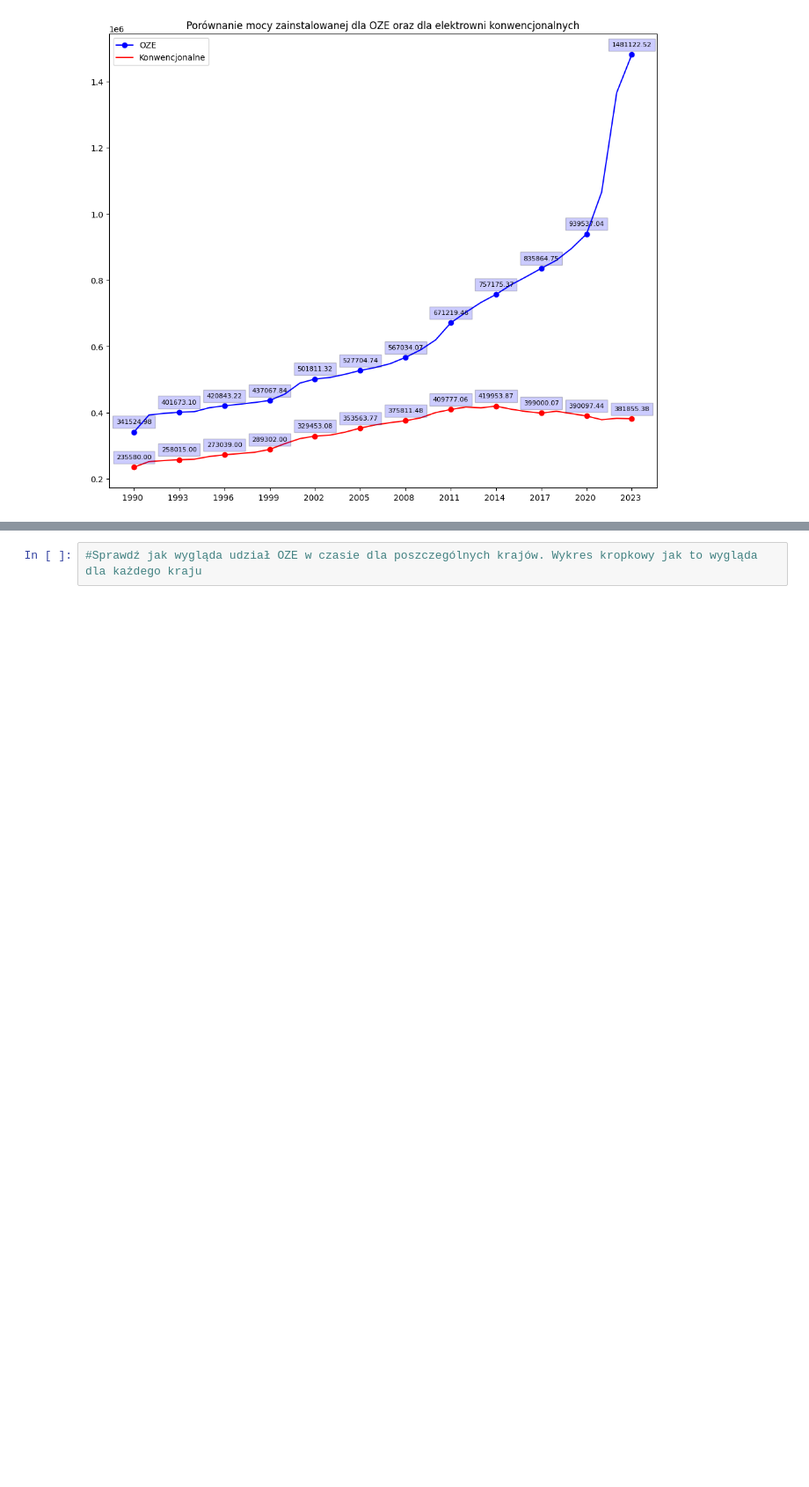
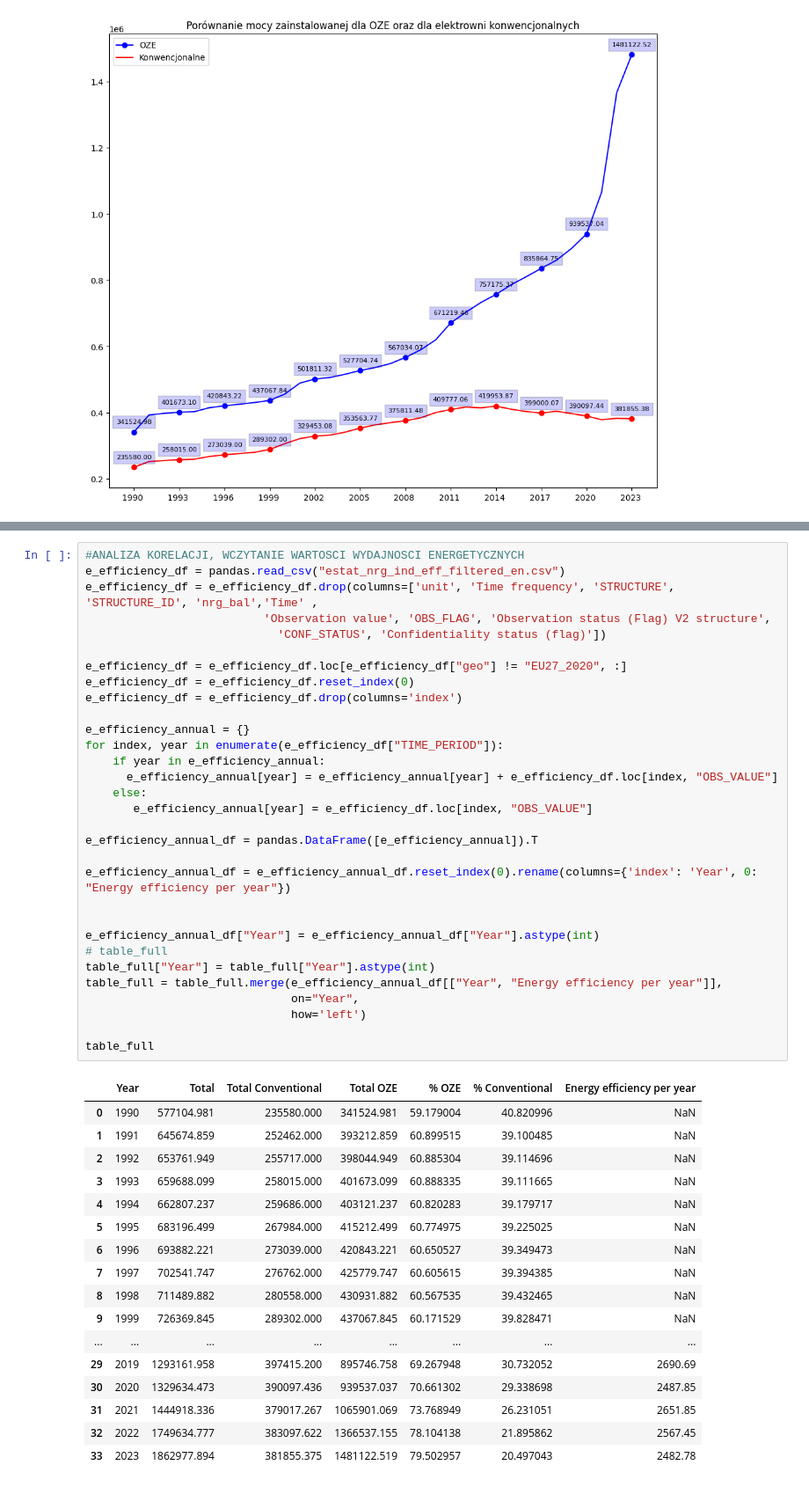
Before and after one commit to tismiracle/Share-of-energy-from-renewable-sources--nrg_ind_share-, a Jupyter notebook: notebook.ipynb, the cells around one changed output, grey strips where cells are left out. Shown at 88% size. Cells and saved outputs as stored; diff of their text form; blank space fills up the shorter version.

```diff
--- a/notebook.ipynb
+++ b/notebook.ipynb
@@ -738,5 +751,52 @@ Text(0, 0.5, 'Value')
 [figure]
 # %%
-#Sprawdź jak wygląda udział OZE w czasie dla poszczególnych krajów. Wykres kropkowy jak to wygląda dla każdego kraju
+#ANALIZA KORELACJI, WCZYTANIE WARTOSCI WYDAJNOSCI ENERGETYCZNYCH
+e_efficiency_df = pandas.read_csv("estat_nrg_ind_eff_filtered_en.csv")
+e_efficiency_df = e_efficiency_df.drop(columns=['unit', 'Time frequency', 'STRUCTURE', 'STRUCTURE_ID', 'nrg_bal','Time' ,
+                          'Observation value', 'OBS_FLAG', 'Observation status (Flag) V2 structure',
+                            'CONF_STATUS', 'Confidentiality status (flag)'])
+
+e_efficiency_df = e_efficiency_df.loc[e_efficiency_df["geo"] != "EU27_2020", :]
+e_efficiency_df = e_efficiency_df.reset_index(0)
+e_efficiency_df = e_efficiency_df.drop(columns='index')
+
+e_efficiency_annual = {}
+for index, year in enumerate(e_efficiency_df["TIME_PERIOD"]):
+    if year in e_efficiency_annual:
+      e_efficiency_annual[year] = e_efficiency_annual[year] + e_efficiency_df.loc[index, "OBS_VALUE"]
+    else:
+       e_efficiency_annual[year] = e_efficiency_df.loc[index, "OBS_VALUE"]
+
+e_efficiency_annual_df = pandas.DataFrame([e_efficiency_annual]).T
+
+e_efficiency_annual_df = e_efficiency_annual_df.reset_index(0).rename(columns={'index': 'Year', 0: "Energy efficiency per year"})
+
+
+e_efficiency_annual_df["Year"] = e_efficiency_annual_df["Year"].astype(int)
+# table_full
+table_full["Year"] = table_full["Year"].astype(int)
+table_full = table_full.merge(e_efficiency_annual_df[["Year", "Energy efficiency per year"]],
+                              on="Year",
+                              how='left')
+
+table_full
+# %% [output]
+|  | Year | Total | Total Conventional | Total OZE | % OZE | % Conventional | Energy efficiency per year |
+| 0 | 1990 | 577104.981 | 235580.000 | 341524.981 | 59.179004 | 40.820996 | NaN |
+| 1 | 1991 | 645674.859 | 252462.000 | 393212.859 | 60.899515 | 39.100485 | NaN |
+| 2 | 1992 | 653761.949 | 255717.000 | 398044.949 | 60.885304 | 39.114696 | NaN |
+| 3 | 1993 | 659688.099 | 258015.000 | 401673.099 | 60.888335 | 39.111665 | NaN |
+| 4 | 1994 | 662807.237 | 259686.000 | 403121.237 | 60.820283 | 39.179717 | NaN |
+| 5 | 1995 | 683196.499 | 267984.000 | 415212.499 | 60.774975 | 39.225025 | NaN |
+| 6 | 1996 | 693882.221 | 273039.000 | 420843.221 | 60.650527 | 39.349473 | NaN |
+| 7 | 1997 | 702541.747 | 276762.000 | 425779.747 | 60.605615 | 39.394385 | NaN |
+| 8 | 1998 | 711489.882 | 280558.000 | 430931.882 | 60.567535 | 39.432465 | NaN |
+| 9 | 1999 | 726369.845 | 289302.000 | 437067.845 | 60.171529 | 39.828471 | NaN |
+| ... | ... | ... | ... | ... | ... | ... | ... |
+| 29 | 2019 | 1293161.958 | 397415.200 | 895746.758 | 69.267948 | 30.732052 | 2690.69 |
+| 30 | 2020 | 1329634.473 | 390097.436 | 939537.037 | 70.661302 | 29.338698 | 2487.85 |
+| 31 | 2021 | 1444918.336 | 379017.267 | 1065901.069 | 73.768949 | 26.231051 | 2651.85 |
+| 32 | 2022 | 1749634.777 | 383097.622 | 1366537.155 | 78.104138 | 21.895862 | 2567.45 |
+| 33 | 2023 | 1862977.894 | 381855.375 | 1481122.519 | 79.502957 | 20.497043 | 2482.78 |
 # %%
 #WSPÓŁCZYNNIK KORELACJI PEARSONA POMIĘDZY ŚREDNIĄ WYDAJNOŚCIĄ ENERGETYCZNĄ, A WZROSTEM ŚREDNIEGO UDZIAŁU OZE
```
Also changed, not shown: parts of 6 cells of this notebook.
